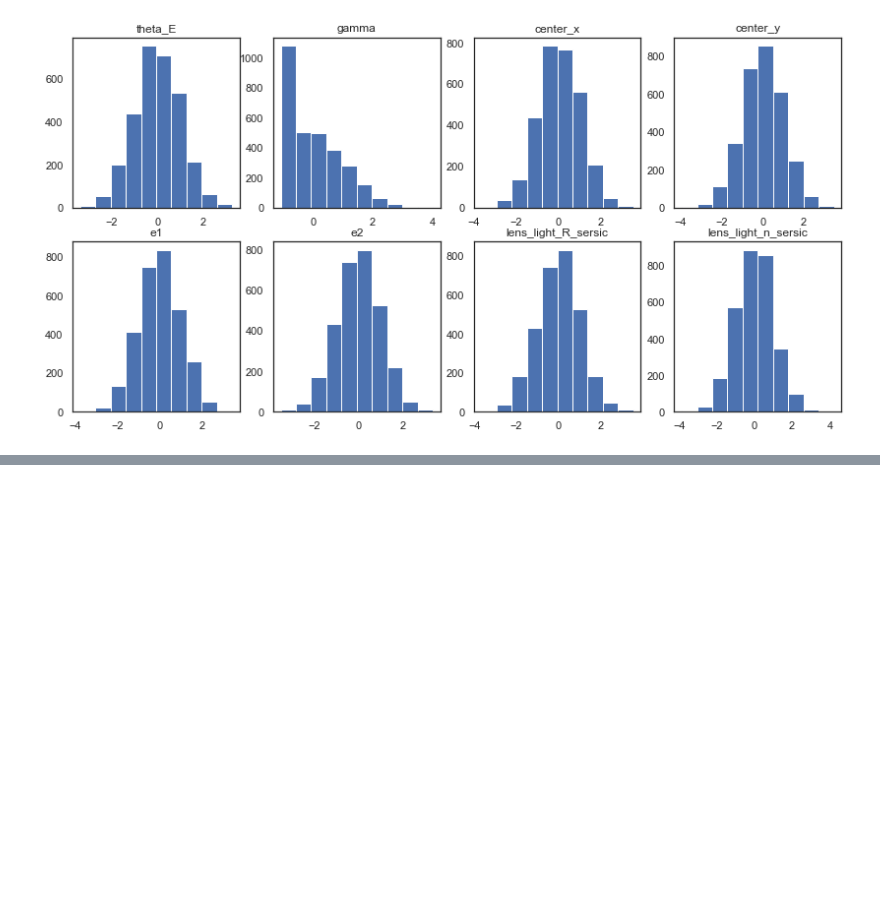
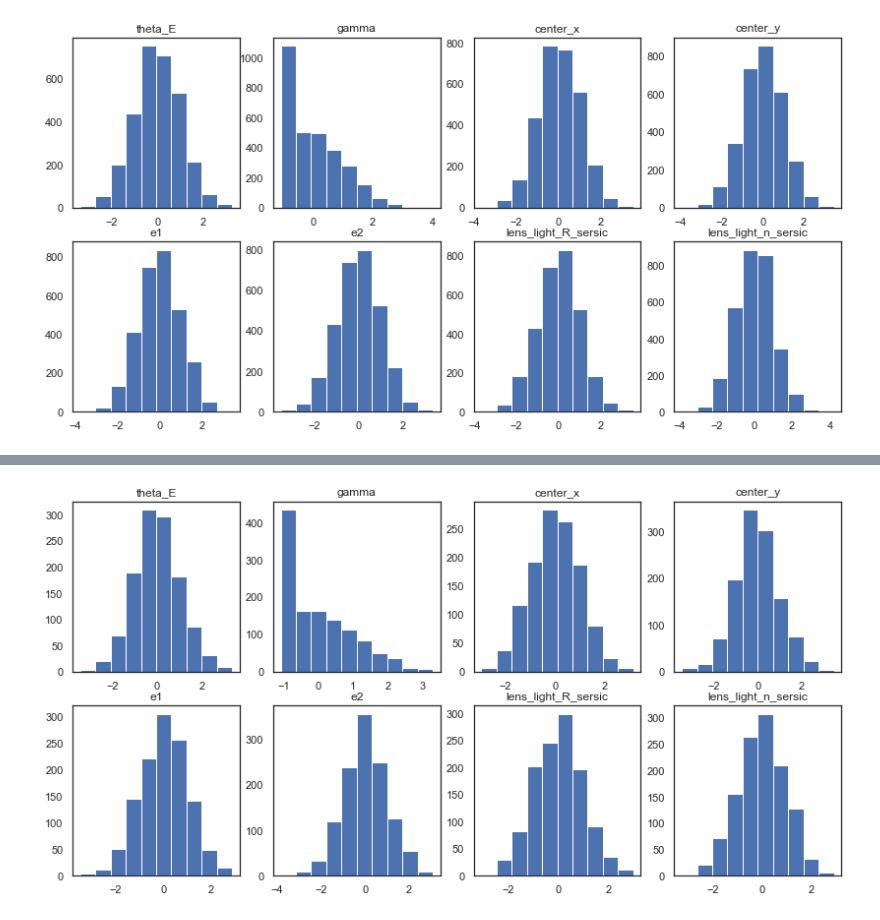
Before and after one commit to kuanweih/strong_lensing_vit_resnet, a Jupyter notebook: notebooks/split_geoff_30000.ipynb, the cells around one changed output, grey strips where cells are left out. Cells and saved outputs as stored; diff of their text form; code cells hidden in the pictures; blank space fills up the shorter version.

```diff
--- a/notebooks/split_geoff_30000.ipynb
+++ b/notebooks/split_geoff_30000.ipynb
@@ -206,0 +209,10 @@ dump(scaler, open(f"{dir_path}/scaler.pkl", "wb"))
+# %%
+dir_path = Path("C:/Users/abcd2/Datasets/2022_icml_lens_sim/geoff_1200")
+
+df_meta = pd.read_csv(f"{dir_path}/metadata.csv")
+print(df_meta.shape)
+
+df_meta['img_name'] = df_meta['img_path'].str[-13:]
+print(df_meta.shape)
+
+df_meta.head(2)
@@ -206,0 +225,5 @@ dump(scaler, open(f"{dir_path}/scaler.pkl", "wb"))
+# %%
+df_meta_scaled = df_meta.copy()
+df_meta_scaled[target_cols] = scaler.transform(df_meta_scaled[target_cols])
+
+df_meta_scaled.head(2)
@@ -206,0 +234,4 @@ dump(scaler, open(f"{dir_path}/scaler.pkl", "wb"))
+# %%
+plot_target_distribution(df_meta_scaled)
+# %% [output]
+[figure, added]
```
Also changed, not shown: parts of 4 cells of this notebook, 1 other file.
